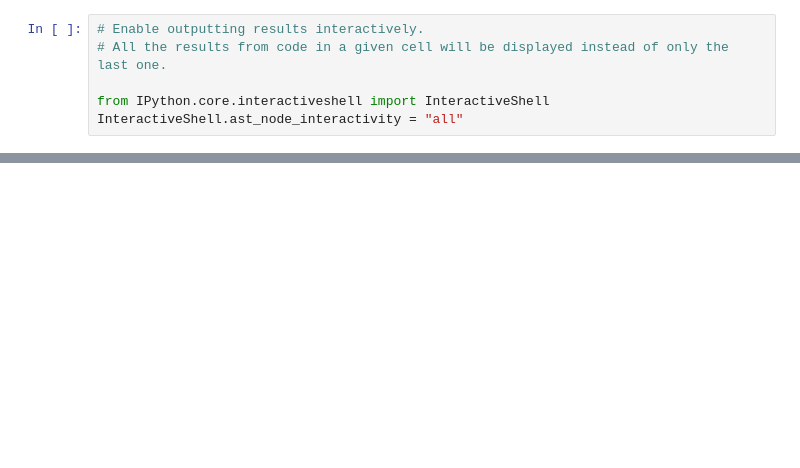
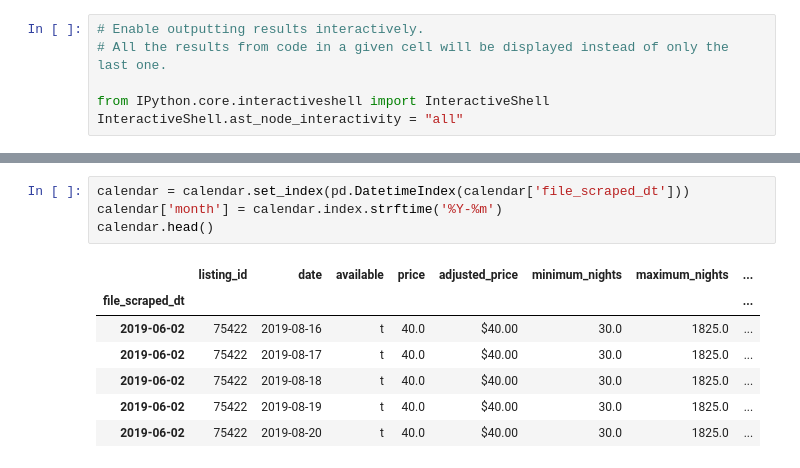
Before and after one commit to karensheng/Airbnb_Regulation, a Jupyter notebook: src/Calendar Data EDA.ipynb, the cells around one changed output, grey strips where cells are left out. Saved outputs shown, nothing was run; the diff lists cells and outputs as text; blank space fills up the shorter version.

```diff
--- a/src/Calendar Data EDA.ipynb
+++ b/src/Calendar Data EDA.ipynb
@@ -159,0 +45,12 @@ test2.head(30)
+# %%
+calendar = calendar.set_index(pd.DatetimeIndex(calendar['file_scraped_dt']))
+calendar['month'] = calendar.index.strftime('%Y-%m')
+calendar.head()
+# %% [output]
+|  | listing_id | date | available | price | adjusted_price | minimum_nights | maximum_nights | ... |
+| file_scraped_dt |  |  |  |  |  |  |  | ... |
+| 2019-06-02 | 75422 | 2019-08-16 | t | 40.0 | $40.00 | 30.0 | 1825.0 | ... |
+| 2019-06-02 | 75422 | 2019-08-17 | t | 40.0 | $40.00 | 30.0 | 1825.0 | ... |
+| 2019-06-02 | 75422 | 2019-08-18 | t | 40.0 | $40.00 | 30.0 | 1825.0 | ... |
+| 2019-06-02 | 75422 | 2019-08-19 | t | 40.0 | $40.00 | 30.0 | 1825.0 | ... |
+| 2019-06-02 | 75422 | 2019-08-20 | t | 40.0 | $40.00 | 30.0 | 1825.0 | ... |
```
Also changed, not shown: parts of 24 cells of this notebook.
